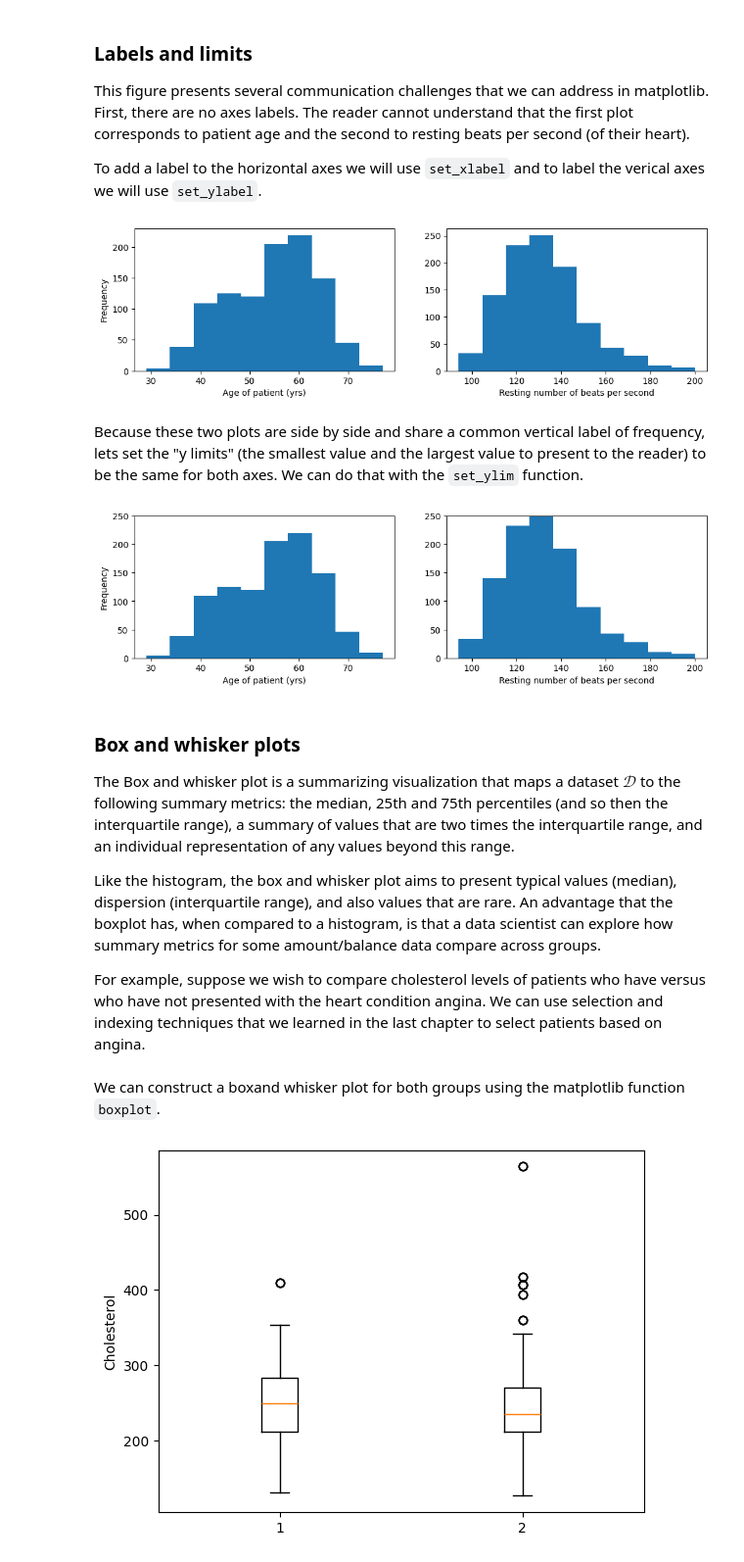
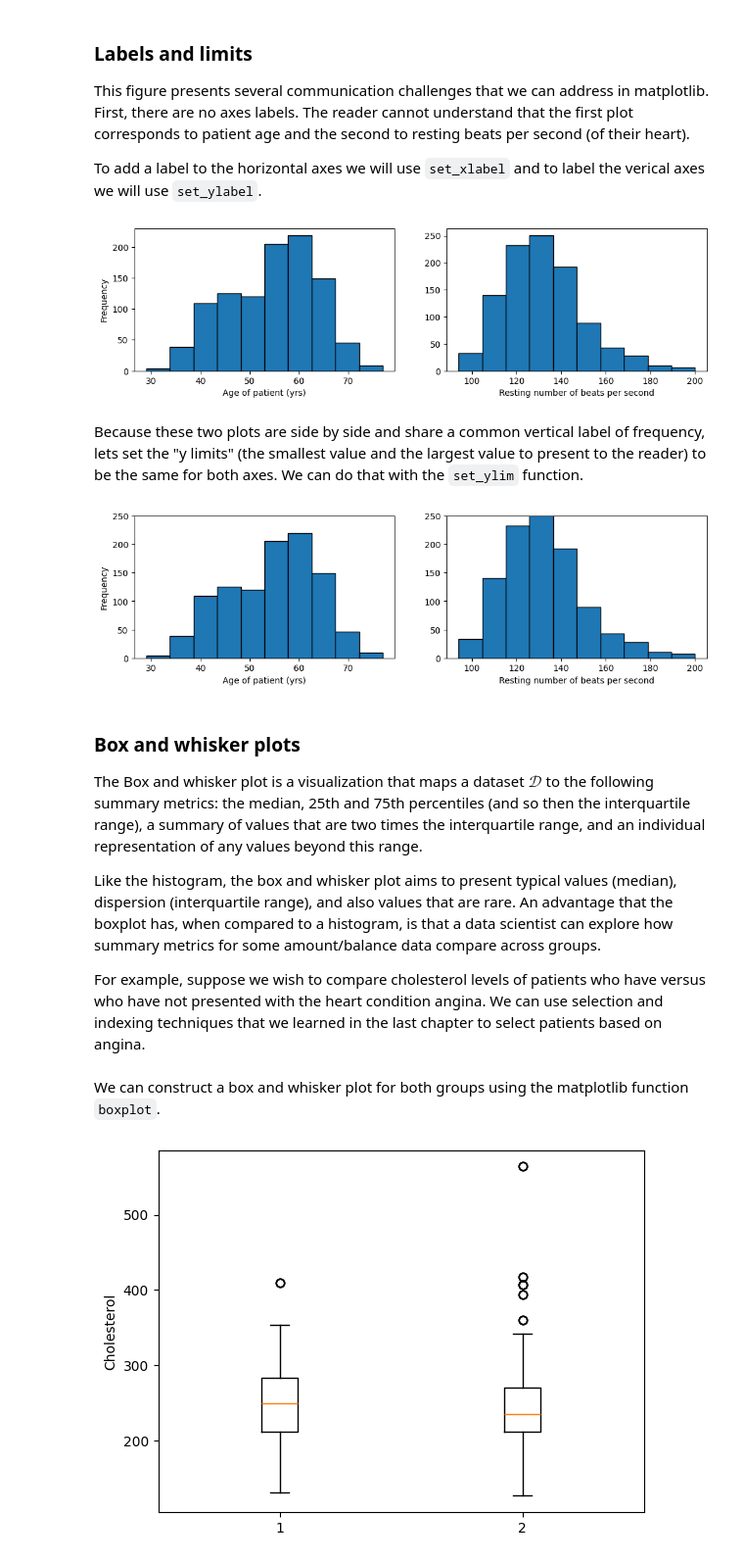
Before and after one commit to computationalUncertaintyLab/dexp_book, a Jupyter notebook: Chap3_Dataviz.ipynb, the cells around one changed output. Shown at 98% size. Saved outputs shown, nothing was run; the diff lists cells and outputs as text; code cells hidden in the pictures.

````diff
--- a/Chap3_Dataviz.ipynb
+++ b/Chap3_Dataviz.ipynb
@@ -120,28 +119,28 @@ The reader cannot understand that the first plot corresponds to patient age and
 To add a label to the horizontal axes we will use ```set_xlabel``` and to label the verical axes we will use ```set_ylabel```.
 # %%
 fig,axs = plt.subplots(1,2, figsize=(12,3)) #<-- one row and two columns
-axs[0].hist(heart_disease["age"])
+axs[0].hist(heart_disease["age"],edgecolor='k')
 axs[0].set_xlabel("Age of patient (yrs)")
 
-axs[1].hist(heart_disease["trestbps"])
+axs[1].hist(heart_disease["trestbps"],edgecolor='k')
 axs[1].set_xlabel("Resting number of beats per second")
 
 axs[0].set_ylabel("Frequency")
 
 plt.show()
 # %% [output]
-[figure, old version]
+[figure, new version]
 # %% [markdown]
 Because these two plots are side by side and share a common vertical label of frequency, lets set the "y limits" (the smallest value and the largest value to present to the reader) to be the same for both axes.
 We can do that with the ```set_ylim``` function.
 # %%
 fig,axs = plt.subplots(1,2, figsize=(12,3))             #<-- one row and two columns
 
-axs[0].hist(heart_disease["age"])                       #<-- histogram for age
+axs[0].hist(heart_disease["age"],edgecolor='k')         #<-- histogram for age
 axs[0].set_xlabel("Age of patient (yrs)")               #<-- label x axis
 axs[0].set_ylim(0,250)                                  #<-- set y limits
 
-axs[1].hist(heart_disease["trestbps"])                  #<-- histogram for beats per second
+axs[1].hist(heart_disease["trestbps"],edgecolor='k')    #<-- histogram for beats per second
 axs[1].set_xlabel("Resting number of beats per second") #<-- label x axis
 axs[1].set_ylim(0,250)                                  #<-- set y limits
 
@@ -149,11 +148,11 @@ axs[0].set_ylabel("Frequency")                          #<-- label y axis
 
 plt.show()                                              #<-- display the figure
 # %% [output]
-[figure, old version]
+[figure, new version]
 # %% [markdown]
 ### Box and whisker plots
 
-The Box and whisker plot is a summarizing visualization that maps a dataset $\mathcal{D}$ to the following summary metrics: the median, 25th and 75th percentiles (and so then the interquartile range), a summary of values that are two times the interquartile range, and an individual representation of any values beyond this range.
+The Box and whisker plot is a visualization that maps a dataset $\mathcal{D}$ to the following summary metrics: the median, 25th and 75th percentiles (and so then the interquartile range), a summary of values that are two times the interquartile range, and an individual representation of any values beyond this range.
 
 Like the histogram, the box and whisker plot aims to present typical values (median), dispersion (interquartile range), and also values that are rare.
 An advantage that the boxplot has, when compared to a histogram, is that a data scientist can explore how summary metrics for some amount/balance data compare across groups.
@@ -164,7 +163,7 @@ We can use selection and indexing techniques that we learned in the last chapter
 yes_angina = heart_disease.loc[heart_disease.exang==1]
 no_angina  = heart_disease.loc[heart_disease.exang==0]
 # %% [markdown]
-We can construct a boxand whisker plot for both groups using the matplotlib function ```boxplot```.
+We can construct a box and whisker plot for both groups using the matplotlib function ```boxplot```.
 # %%
 fig,ax = plt.subplots()
 ax.boxplot( [yes_angina["chol"], no_angina["chol"]])
````
Also changed, not shown: parts of 17 cells of this notebook, 1 other file.
